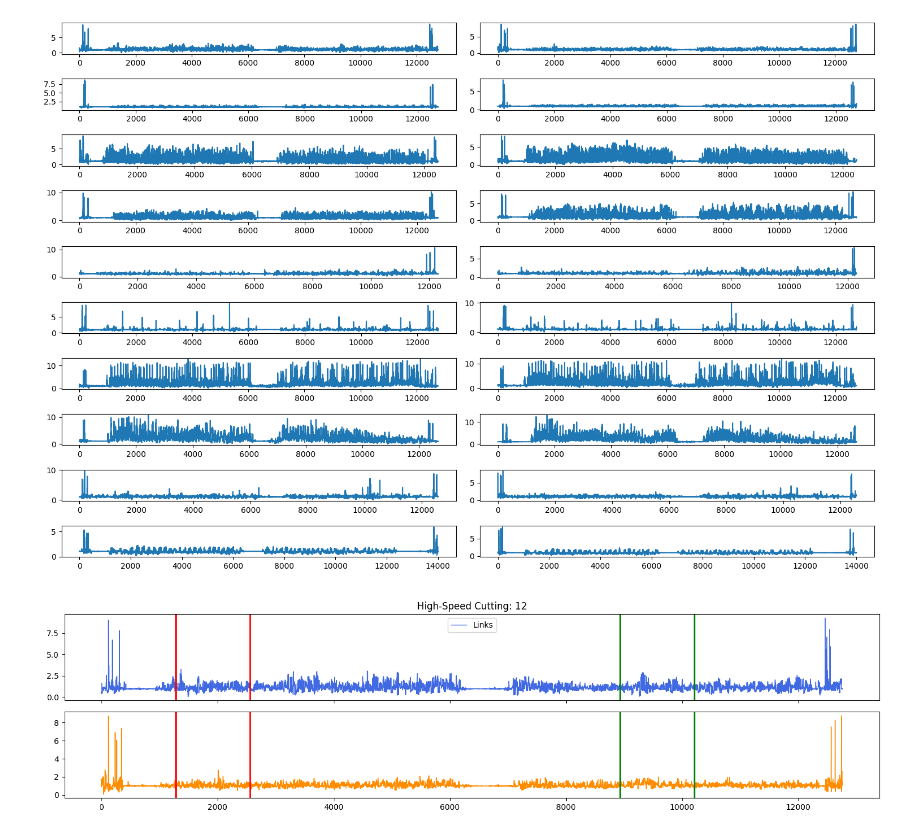
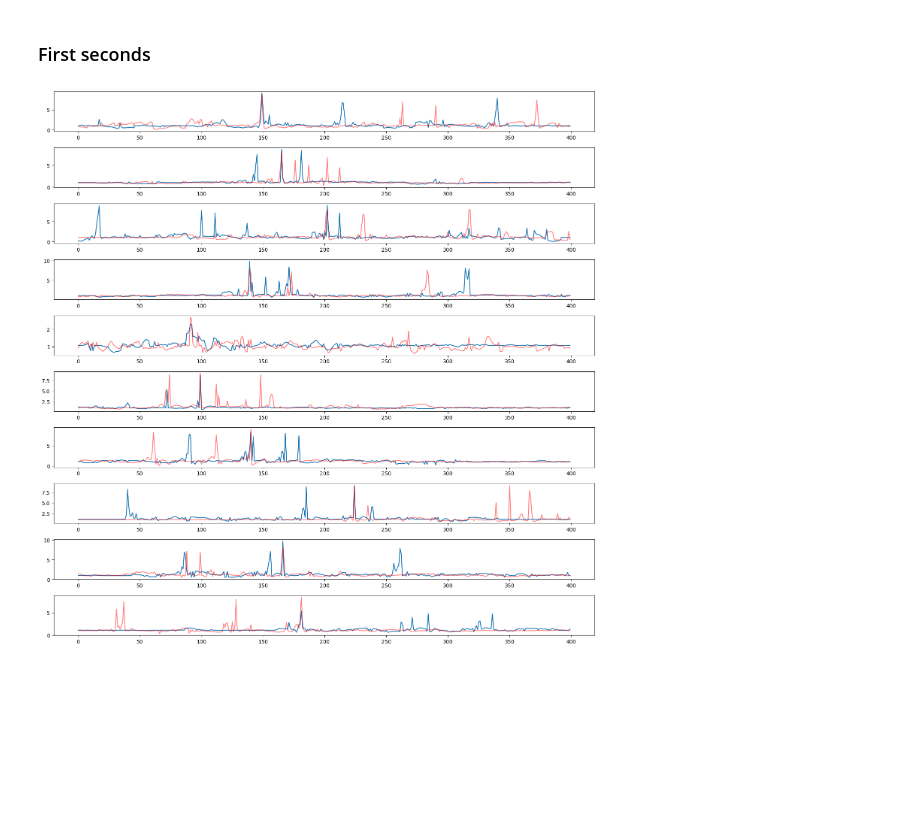
Before and after one commit to amilin23/HAR_Projekt, a Jupyter notebook: notebooks/sync_and_extract.ipynb, the cells around one changed output. Drawn from its saved outputs; the diff is of its cells as text; code cells hidden in the pictures; blank space fills up the shorter version.

```diff
--- a/notebooks/sync_and_extract.ipynb
+++ b/notebooks/sync_and_extract.ipynb
@@ -73,3 +71,4 @@ dfs[0][0]
 for dfL, dfR in dfs:
     dfL["acc_mag"] = accel_mag_from_df(dfL)
     dfR["acc_mag"] = accel_mag_from_df(dfR)
+dfs_synced = [simple_clap_sync(dfL, dfR, search_sec=10) for dfL, dfR in dfs]
@@ -76,2 +85,0 @@ for dfL, dfR in dfs:
-# %%
-dfs_synced = [final_sync_fix(dfL, dfR) for dfL, dfR in dfs]
@@ -92,12 +86,14 @@ Synchronisations-Punkt: L=328, R=229 | Offset: -99
+# %% [markdown]
+### First seconds
 # %%
-fig, ax = plt.subplots(10, 2, figsize=(15, 10))
-for (ax1, ax2), (dfL, dfR) in zip(ax, dfs_synced):
-    dfL["acc_mag"].plot(ax=ax1)
-    dfR["acc_mag"].plot(ax=ax2)
+fig, ax = plt.subplots(10, 1, figsize=(15, 15))
+for axis, (dfL, dfR) in zip(ax, dfs_synced):
+    dfL["acc_mag"][:400].plot(ax=axis)
+    dfR["acc_mag"][:400].plot(ax=axis, color="r", alpha=0.5)
 
 plt.tight_layout()
 # %% [output]
-[figure, old version]
+[figure, new version]
 # %%
 %matplotlib widget
 import matplotlib.pyplot as plt
@@ -189,7 +183,3 @@ class FourLineCutter:
             return combined
 
         return cut(x_red), cut(x_green)
-# %%
-c0 = FourLineCutter(*dfs_synced[0], 12)
-# %% [output]
-[figure, removed]
```
Also changed, not shown: parts of 21 cells of this notebook, 4 other files.
